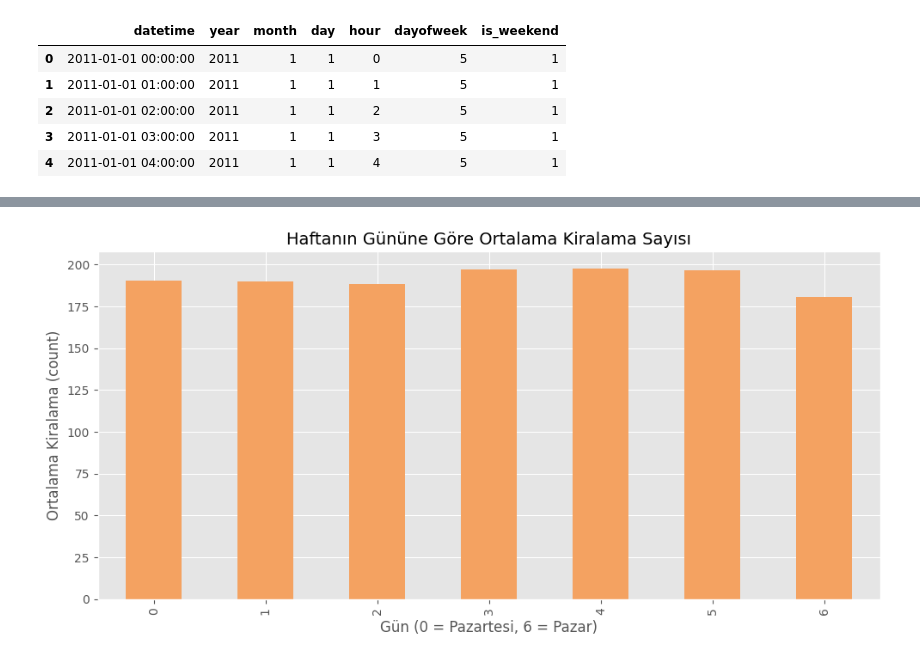
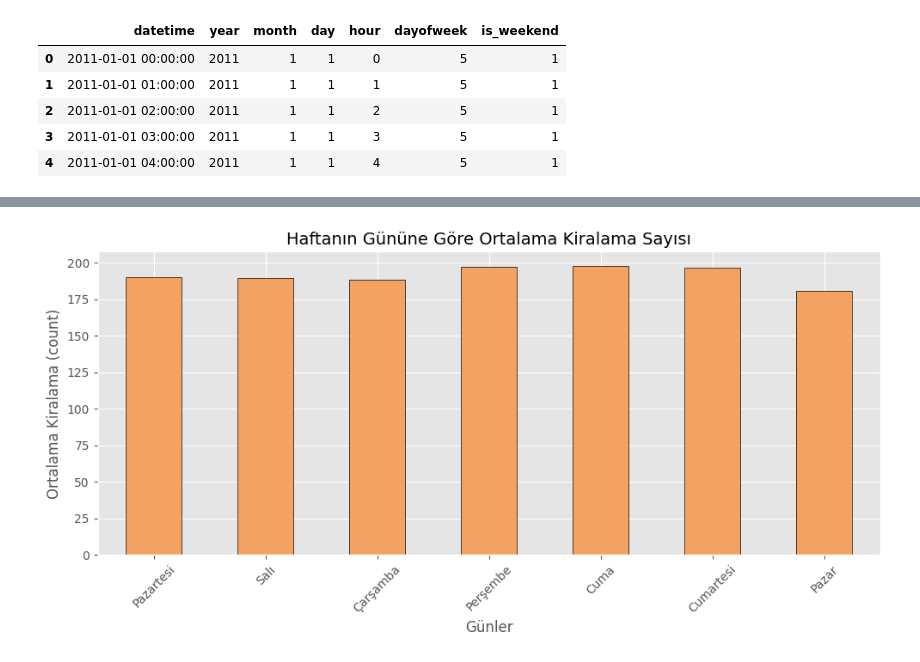
Before and after one commit to 4F71/BikeSharing-ML-Pipeline, a Jupyter notebook: notebooks/01_eda.ipynb, the cells around one changed output, grey strips where cells are left out. Cells and saved outputs as stored; diff of their text form; code cells hidden in the pictures.

```diff
--- a/notebooks/01_eda.ipynb
+++ b/notebooks/01_eda.ipynb
@@ -38,11 +45,15 @@ print("Kütüphaneler yüklendi")
 # %% [output]
 Kütüphaneler yüklendi
 # %%
-train = pd.read_csv(train_path)
-test = pd.read_csv(test_path)
+train = pd.read_csv(train_path, parse_dates=['datetime'])
+test = pd.read_csv(test_path, parse_dates=['datetime'])
 
-print("Train shape:", train.shape)
-print("Test shape:", test.shape)
+print(f"Train Shape: {train.shape}")
+print(f"Test Shape:  {test.shape}")
+
+print("-" * 30)
+train.info()
+print("-" * 30)
 
 train.head()
 # %% [output]
@@ -208,14 +238,20 @@ ek olarak:
 # %%
+day_map = {0: 'Pazartesi', 1: 'Salı', 2: 'Çarşamba', 3: 'Perşembe', 4: 'Cuma', 5: 'Cumartesi', 6: 'Pazar'}
+
 dow = train.groupby("dayofweek")["count"].mean()
 
 fig, ax = plt.subplots(figsize=(10, 5))
-dow.plot(kind="bar", ax=ax, color="#f4a261")
+dow.plot(kind="bar", ax=ax, color="#f4a261", edgecolor="black")
+
 ax.set_title("Haftanın Gününe Göre Ortalama Kiralama Sayısı", fontsize=14)
-ax.set_xlabel("Gün (0 = Pazartesi, 6 = Pazar)")
+ax.set_xlabel("Günler")
 ax.set_ylabel("Ortalama Kiralama (count)")
+
+ax.set_xticklabels([day_map[i] for i in dow.index], rotation=45)
+
 plt.tight_layout()
 plt.savefig(FIGURES / "count_by_dayofweek.png")
 plt.show()
 # %% [output]
-[figure, old version]
+[figure, new version]
 # %% [markdown]
```
Also changed, not shown: parts of 23 cells of this notebook, 1 other file.
